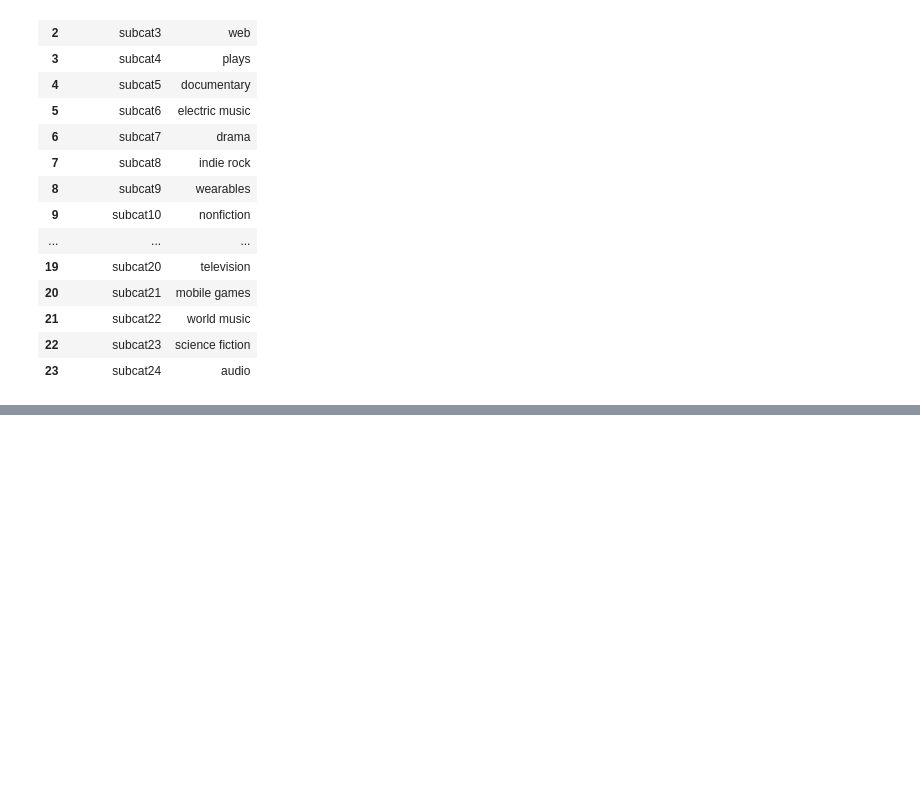
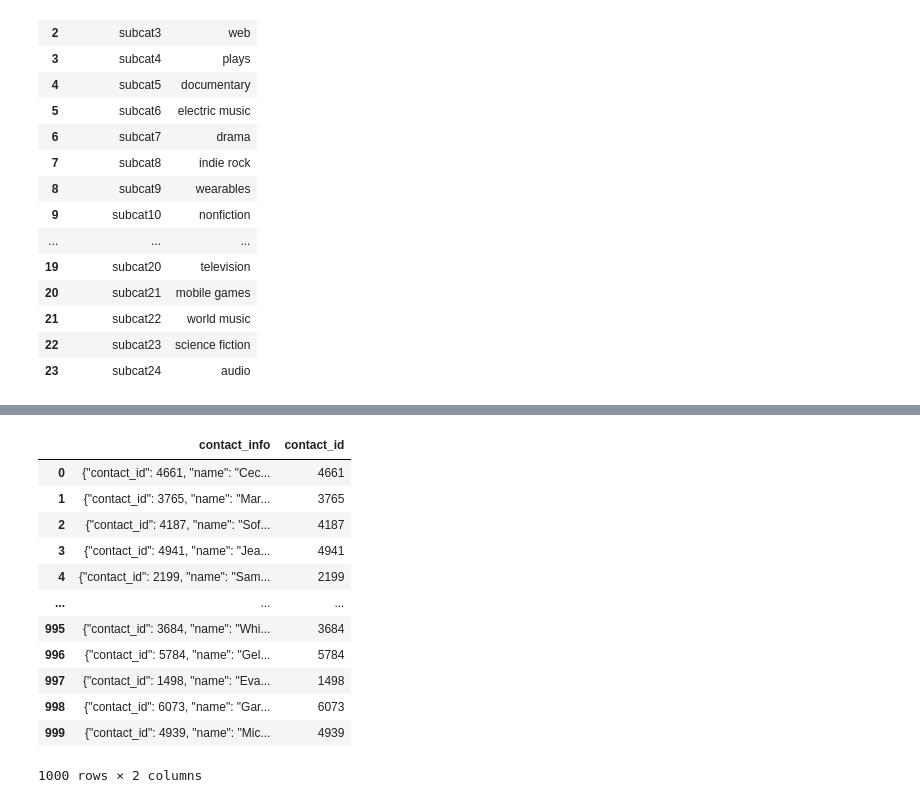
Before and after one commit to cindyd97/Crowdfunding_with_ETL, a Jupyter notebook: daniels_workbook.ipynb, the cells around one changed output, grey strips where cells are left out. Drawn from its saved outputs; the diff is of its cells as text; code cells hidden in the pictures; blank space fills up the shorter version.

```diff
--- a/daniels_workbook.ipynb
+++ b/daniels_workbook.ipynb
@@ -140,0 +185,4 @@ subcategory_df
+# %%
+# Read the data into a Pandas DataFrame. Use the `header=2` parameter when reading in the data.
+contact_info_df = pd.read_excel('Resources/contacts.xlsx', header=3)
+contact_info_df.head()
@@ -140,0 +196,3 @@ subcategory_df
+# %%
+contact_info_df_copy = contact_info_df.copy()
+contact_info_df_copy.head()
@@ -140,0 +217,21 @@ subcategory_df
+# %%
+# Extract the four-digit contact ID number.
+
+p = r'(\b\d{4}\b)'
+
+contact_info_df_copy['contact_id'] = contact_info_df_copy['contact_info'].str.extract(p)
+contact_info_df_copy
+# %% [output]
+|  | contact_info | contact_id |
+| 0 | {"contact_id": 4661, "name": "Cec... | 4661 |
+| 1 | {"contact_id": 3765, "name": "Mar... | 3765 |
+| 2 | {"contact_id": 4187, "name": "Sof... | 4187 |
+| 3 | {"contact_id": 4941, "name": "Jea... | 4941 |
+| 4 | {"contact_id": 2199, "name": "Sam... | 2199 |
+| ... | ... | ... |
+| 995 | {"contact_id": 3684, "name": "Whi... | 3684 |
+| 996 | {"contact_id": 5784, "name": "Gel... | 5784 |
+| 997 | {"contact_id": 1498, "name": "Eva... | 1498 |
+| 998 | {"contact_id": 6073, "name": "Gar... | 6073 |
+| 999 | {"contact_id": 4939, "name": "Mic... | 4939 |
+1000 rows × 2 columns
```
Also changed, not shown: parts of 19 cells of this notebook.
